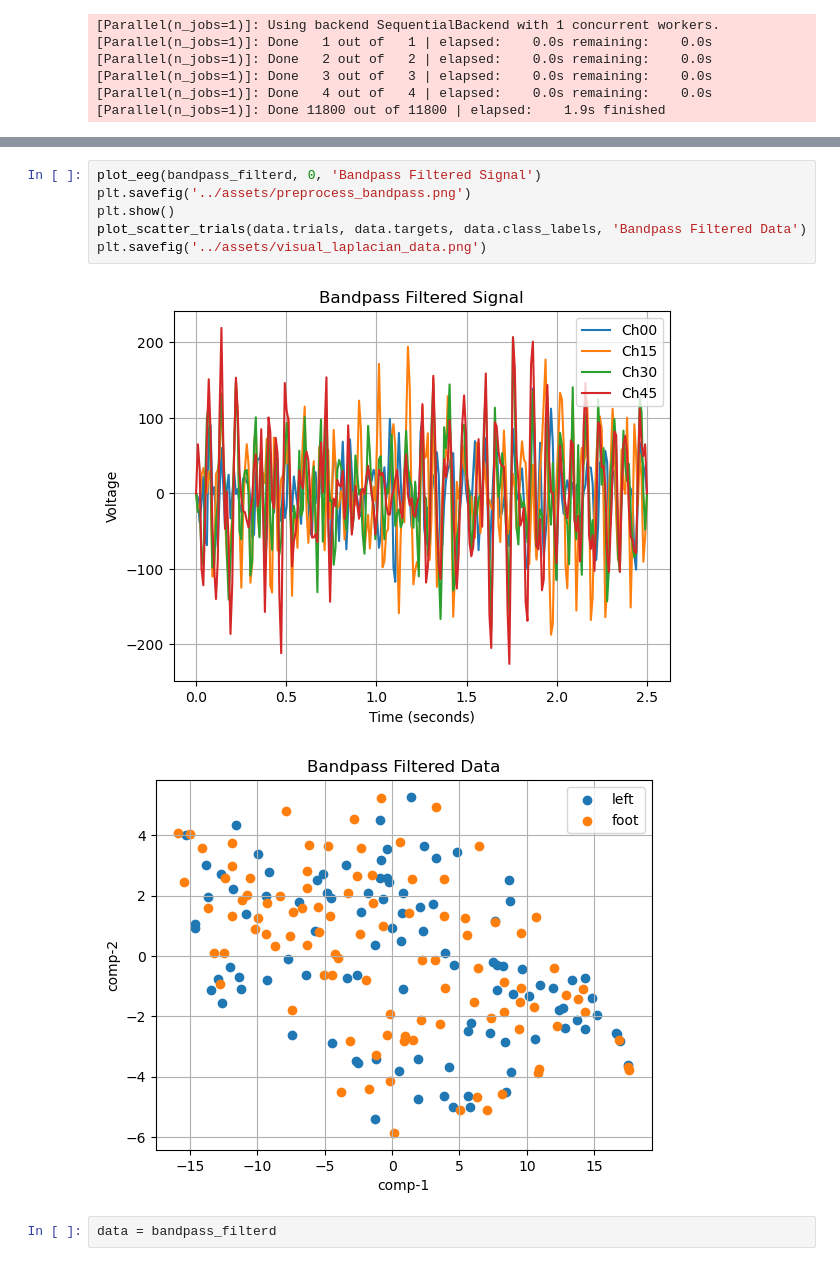
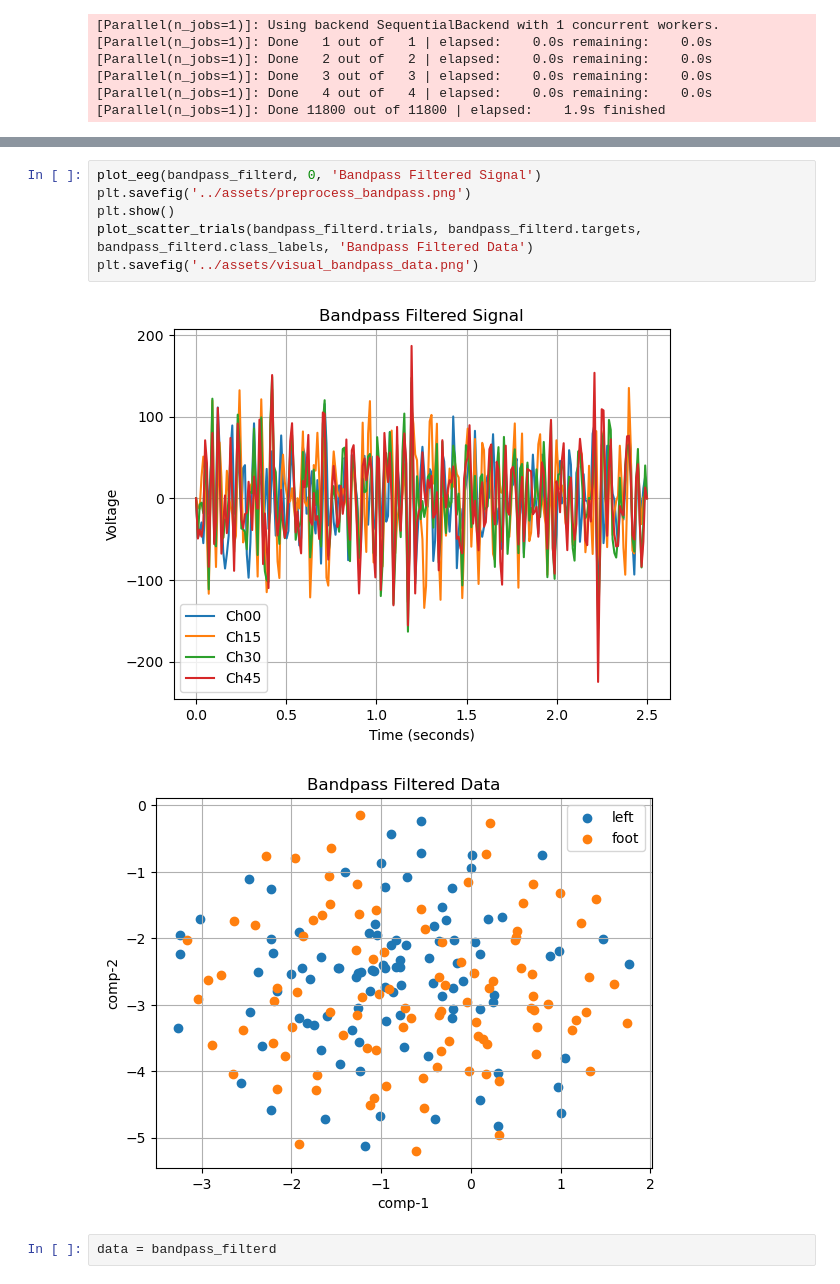
Before and after one commit to javadkavian/EEG_motor_imagery_analysis, a Jupyter notebook: src/main.ipynb, the cells around one changed output, grey strips where cells are left out. Saved outputs shown, nothing was run; the diff lists cells and outputs as text.

```diff
--- a/src/main.ipynb
+++ b/src/main.ipynb
@@ -90,12 +85,12 @@ plt.savefig('../assets/visual_laplacian_data.png')
 # %%
 plot_eeg(bandpass_filterd, 0, 'Bandpass Filtered Signal')
 plt.savefig('../assets/preprocess_bandpass.png')
 plt.show()
-plot_scatter_trials(data.trials, data.targets, data.class_labels, 'Bandpass Filtered Data')
-plt.savefig('../assets/visual_laplacian_data.png')
+plot_scatter_trials(bandpass_filterd.trials, bandpass_filterd.targets, bandpass_filterd.class_labels, 'Bandpass Filtered Data')
+plt.savefig('../assets/visual_bandpass_data.png')
 # %% [output]
-[figure, old version]
+[figure, new version]
-[figure, old version]
+[figure, new version]
 # %%
 data = bandpass_filterd
 # %% [markdown]
```
Also changed, not shown: parts of 28 cells of this notebook, 1 other file.
